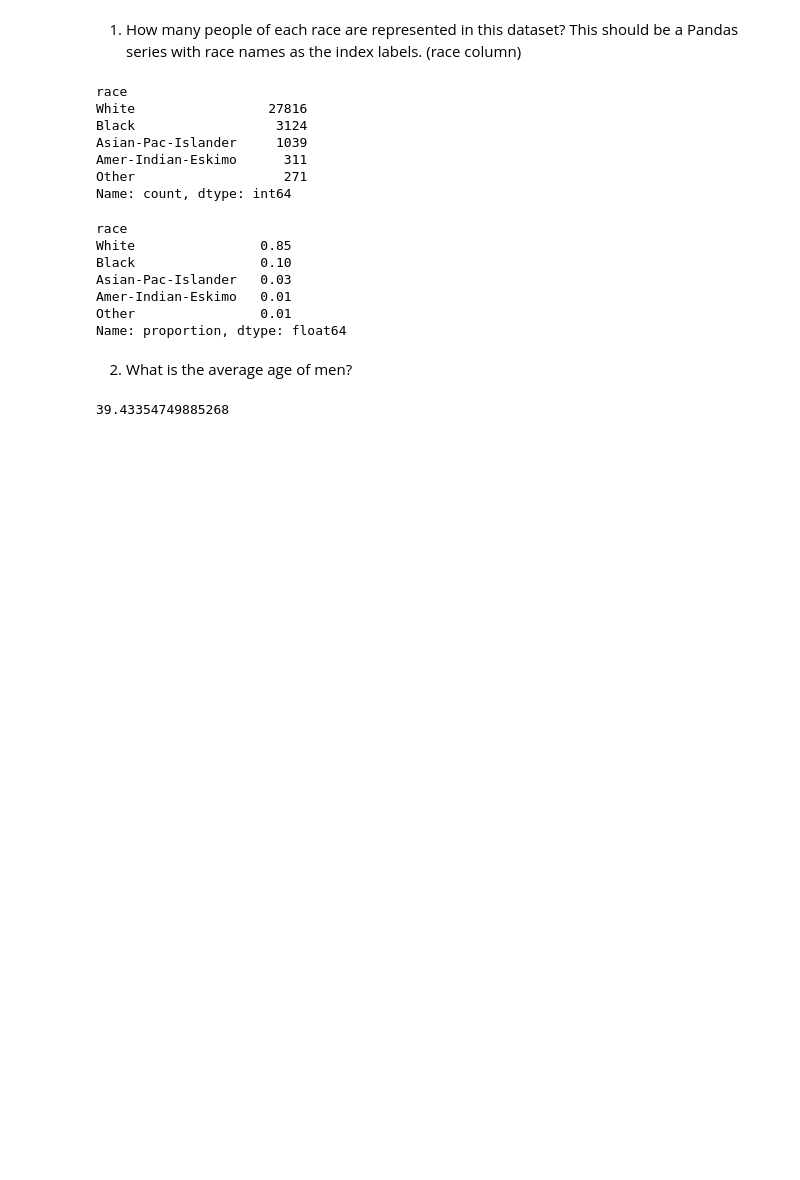
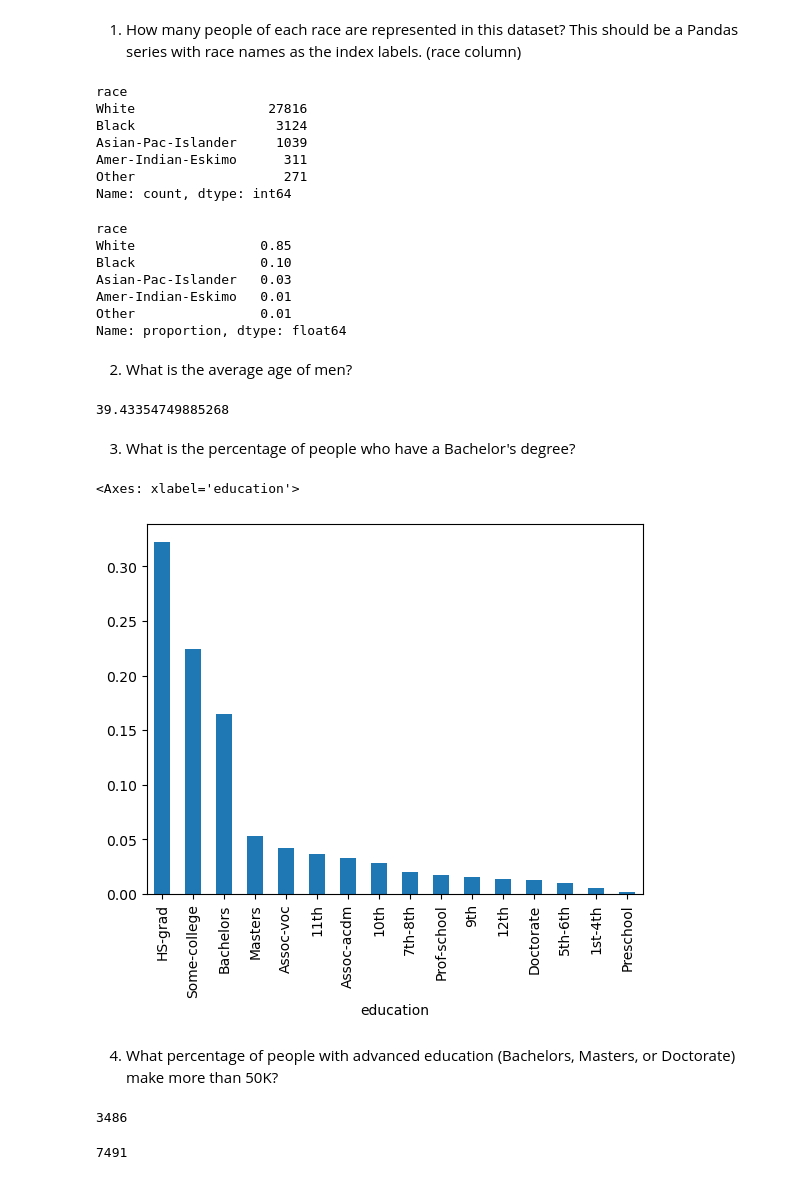
Before and after one commit to LeoFlik/Censo, a Jupyter notebook: Adult project/demographic_data_analyzer.ipynb, the cells around one changed output. Saved outputs shown, nothing was run; the diff lists cells and outputs as text; code cells hidden in the pictures; blank space fills up the shorter version.

```diff
--- a/Adult project/demographic_data_analyzer.ipynb
+++ b/Adult project/demographic_data_analyzer.ipynb
@@ -43,3 +43,29 @@ average_age_men = df.loc[df.sex == 'Male', 'age'].mean()
 average_age_men
 # %% [output]
 39.43354749885268
+# %% [markdown]
+3. What is the percentage of people who have a Bachelor's degree?
+# %%
+percentage_bachelors = df.education.value_counts(normalize=True)
+percentage_bachelors.plot(kind='bar')
+# %% [output]
+<Axes: xlabel='education'>
+[figure, added]
+# %% [markdown]
+4. What percentage of people with advanced education (Bachelors, Masters, or Doctorate) make more than 50K?
+# %%
+advanced_education = ['Bachelors', 'Masters', 'Doctorate']
+high_education = df[df.education.isin(advanced_education) & (df.salary == '>50K')]
+percentage_high_education = (len(high_education) / len(df[df.education.isin(advanced_education)])) * 100
+percentage_high_education
+len(high_education)
+# %% [output]
+3486
+# %%
+# low_education = df[~df.education.isin(advanced_education) & (df.salary == '>50K')]
+# percentage_low_education = (len(low_education) / len(df[~df.education.isin(advanced_education)])) * 100
+# percentage_low_education
+low_education = df.loc[df.education.isin(advanced_education)]
+len(low_education)
+# %% [output]
+7491
```
Also changed, not shown: 1 other file.
